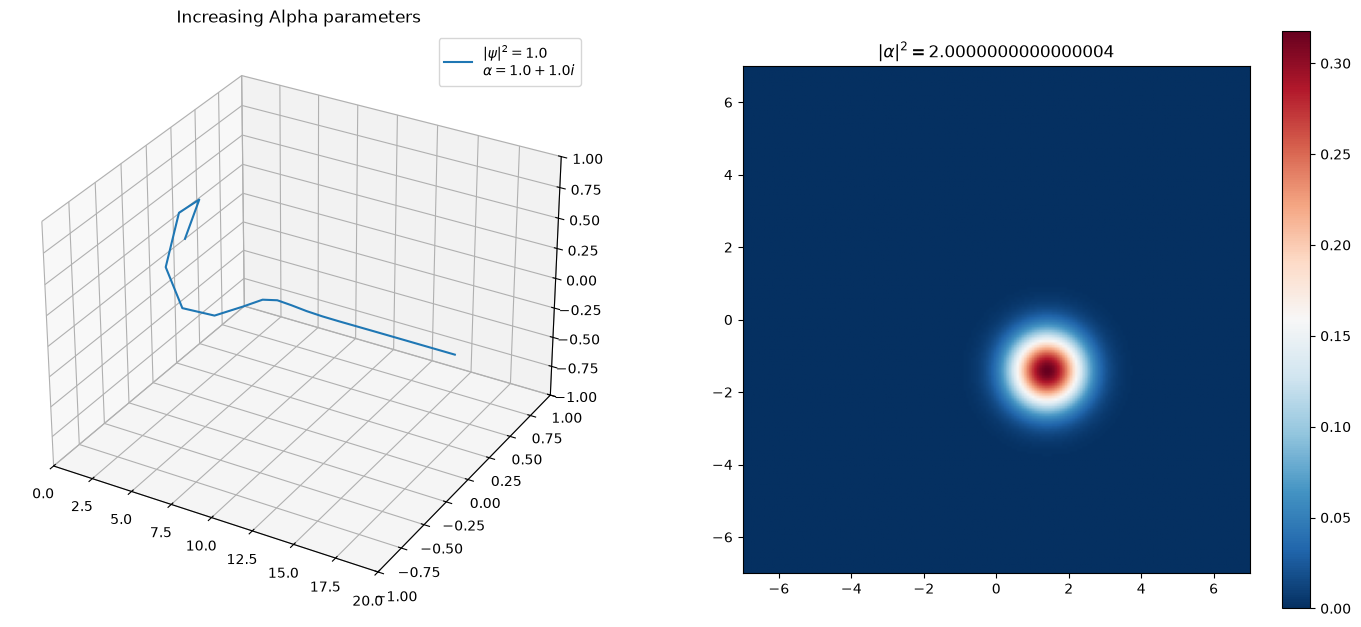
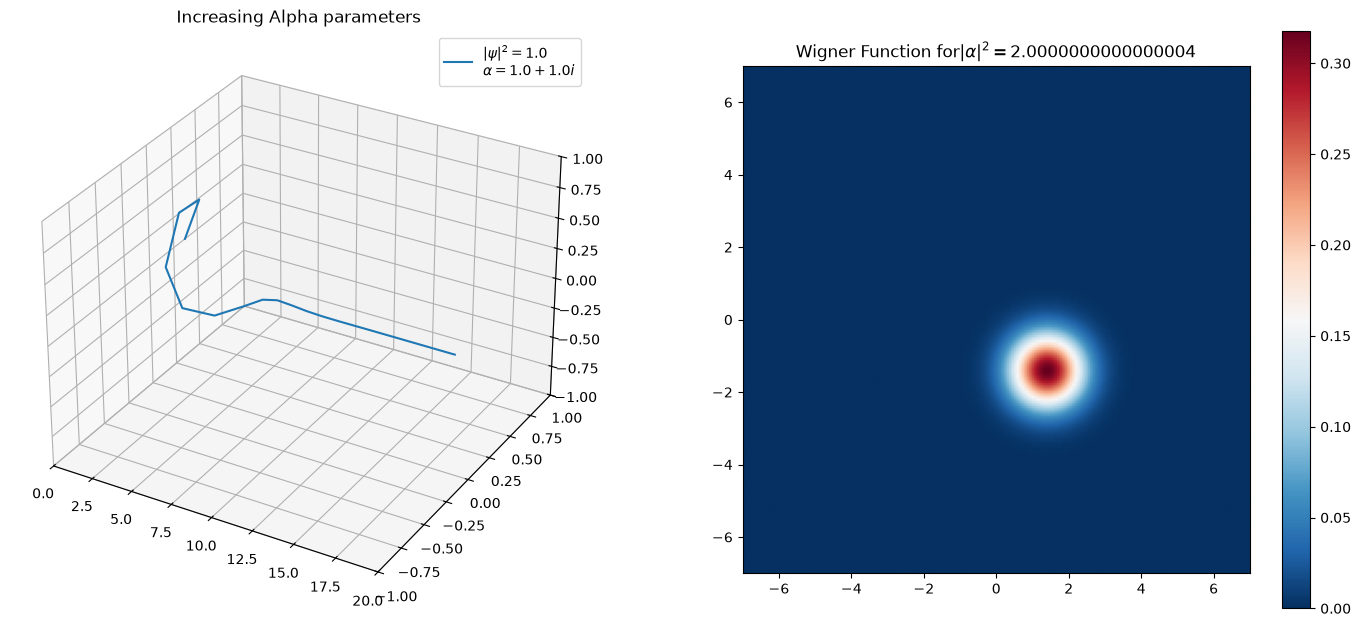
Code edit (unified diff) that turned the first committed figure into the second:
--- before
+++ after
@@ -28,5 +28,5 @@
 line, = ax.plot(xs=numlist,zs=z0,ys=y0,label=f"$|\\psi|^2={round(np.sum(y0**2+z0**2),2)}$"+"\n"+f"$\\alpha = {round(alpha.real,2)}+{round(alpha.imag,2)}i$")
 heat = ax2.imshow(qt.wigner(coherentState(t=1),xvec=x,yvec=p),cmap='RdBu_r',extent=[-7,7,-7,7]) #type:ignore
-ax2.set_title(f"$|\\alpha|^2 ={abs(alpha)**2}$")
+ax2.set_title("Wigner Function for"+f"$|\\alpha|^2 ={abs(alpha)**2}$")
 
 
@@ -43,5 +43,5 @@
     line.set_label(f"$|\\psi|^2={round(np.sum(yt**2+zt**2),2)}$"+"\n"+f"$\\alpha = {round((alphaT).real,2)}+{round((alphaT).imag,2)}i$") #type:ignore
     ax.legend(loc="upper right")
-    ax2.set_title(f"$|\\alpha|^2 ={abs(alpha*t)**2}$")
+    ax2.set_title("Wigner Function for"+f"$|\\alpha|^2 ={abs(alpha*t)**2}$")
     return line
 

Commit: Just commit 5